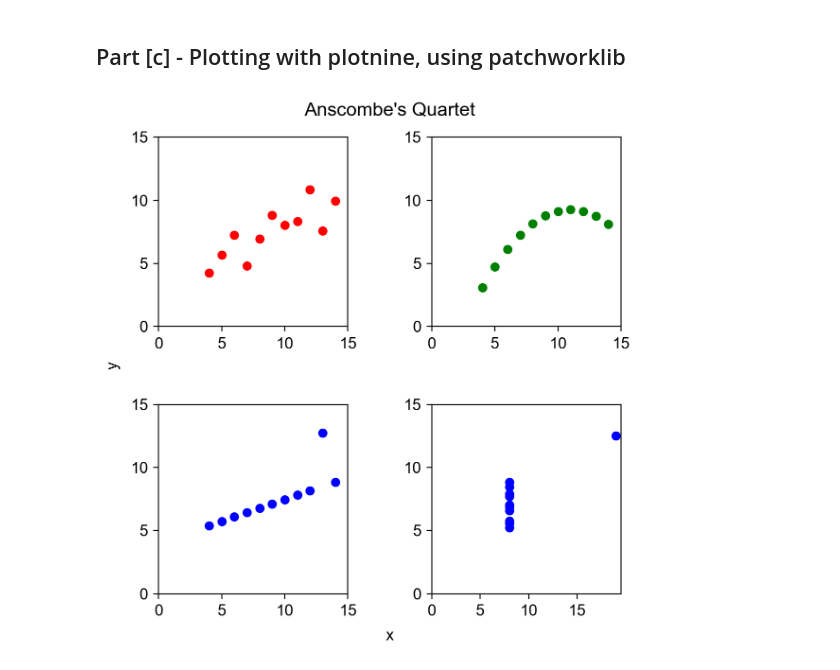
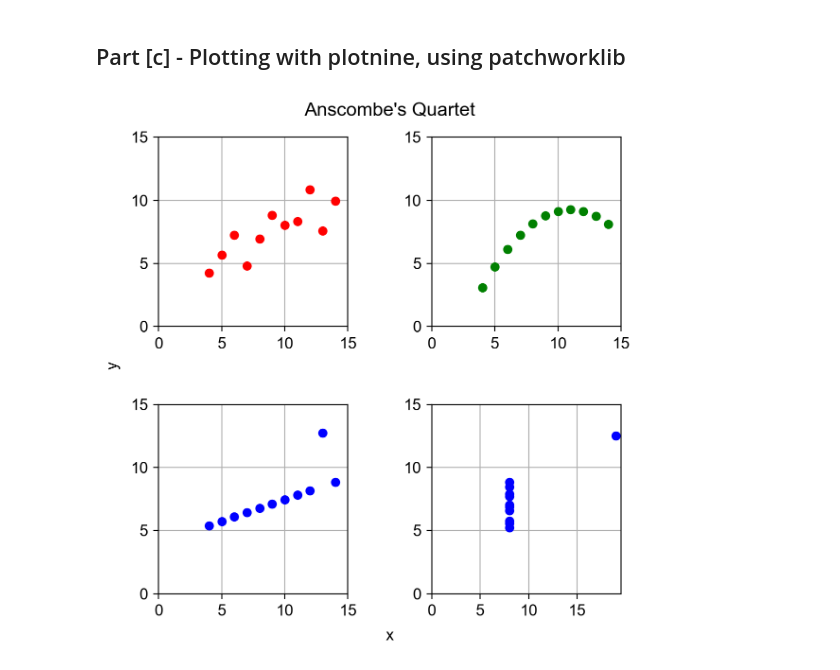
Before and after one commit to dg3358/Columbia-ACTU-5841, a Jupyter notebook: Assignment 2/Assignment-2.ipynb, the cells around one changed output. Saved outputs shown, nothing was run; the diff lists cells and outputs as text; code cells hidden in the pictures.

```diff
--- a/Assignment 2/Assignment-2.ipynb
+++ b/Assignment 2/Assignment-2.ipynb
@@ -73,34 +73,38 @@ print(bplot)
 # %%
 #Create x1, y1 plot
 ax1 = pw.Brick(figsize = (2,2))
-ax1.scatter(data["x1"], data["y1"], color = 'red')
+ax1.scatter(data["x1"], data["y1"], color = 'red', zorder = 2)
+ax1.grid(visible = True, zorder = 1)
 ax1.set_xticks([0,5,10,15])
 ax1.set_yticks([0,5,10,15])
 
 #create x2, y2 plot
 ax2 = pw.Brick(figsize = (2,2))
-ax2.scatter(data['x2'], data['y2'], color = 'green')
+ax2.scatter(data['x2'], data['y2'], color = 'green', zorder = 2)
+ax2.grid(visible = True, zorder = 1)
 ax2.set_xticks([0,5,10,15])
 ax2.set_yticks([0,5,10,15])
 
 #create x3, y3 plot
 ax3 = pw.Brick(figsize = (2,2))
-ax3.scatter(data['x3'], data['y3'], color = 'blue')
+ax3.scatter(data['x3'], data['y3'], color = 'blue', zorder = 2)
+ax3.grid(visible = True, zorder = 1)
 ax3.set_xticks([0,5,10,15])
 ax3.set_yticks([0,5,10,15])
 
 #create x4, y4 plot
 ax4 = pw.Brick(figsize = (2,2))
-ax4.scatter(data['x4'], data['y4'], color = 'blue')
+ax4.scatter(data['x4'], data['y4'], color = 'blue', zorder = 2)
+ax4.grid(visible= True, zorder = 1)
 ax4.set_xticks([0,5,10,15])
 ax4.set_yticks([0,5,10,15])
 
 #plot
 pplot = (ax1|ax2)/(ax3|ax4)
 pplot.set_suptitle("Anscombe's Quartet")
 pplot.set_supxlabel("x")
 pplot.set_supylabel('y')
 
 pplot
 # %% [output]
-[figure, old version]
+[figure, new version]
```
Also changed, not shown: 1 other file.
